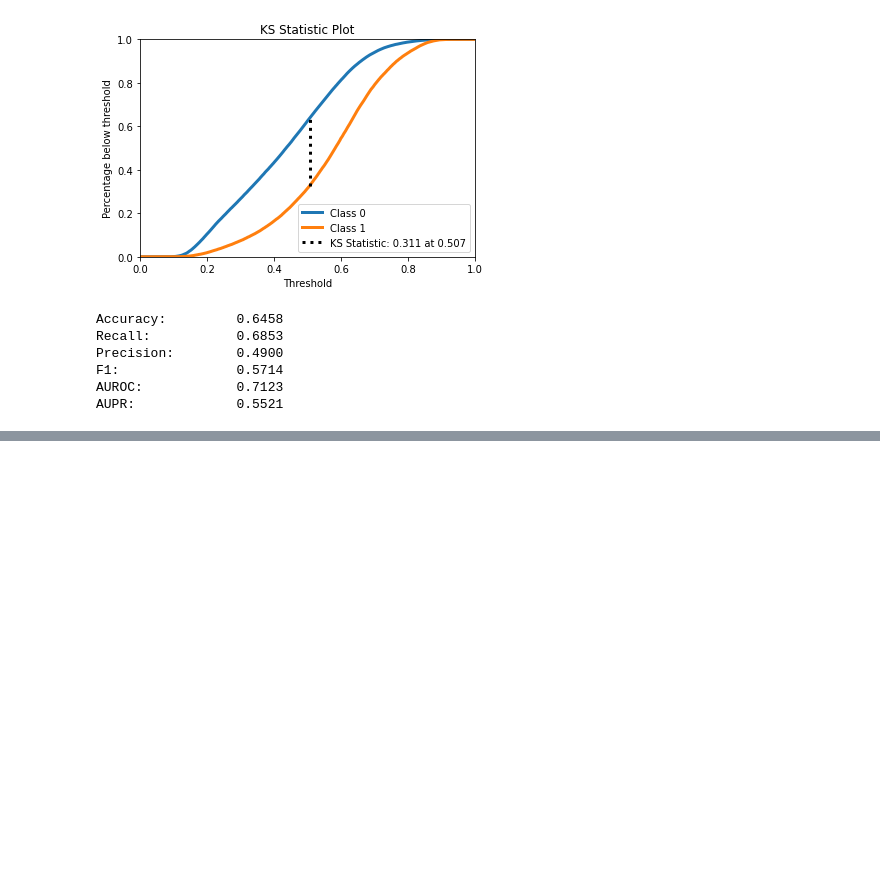
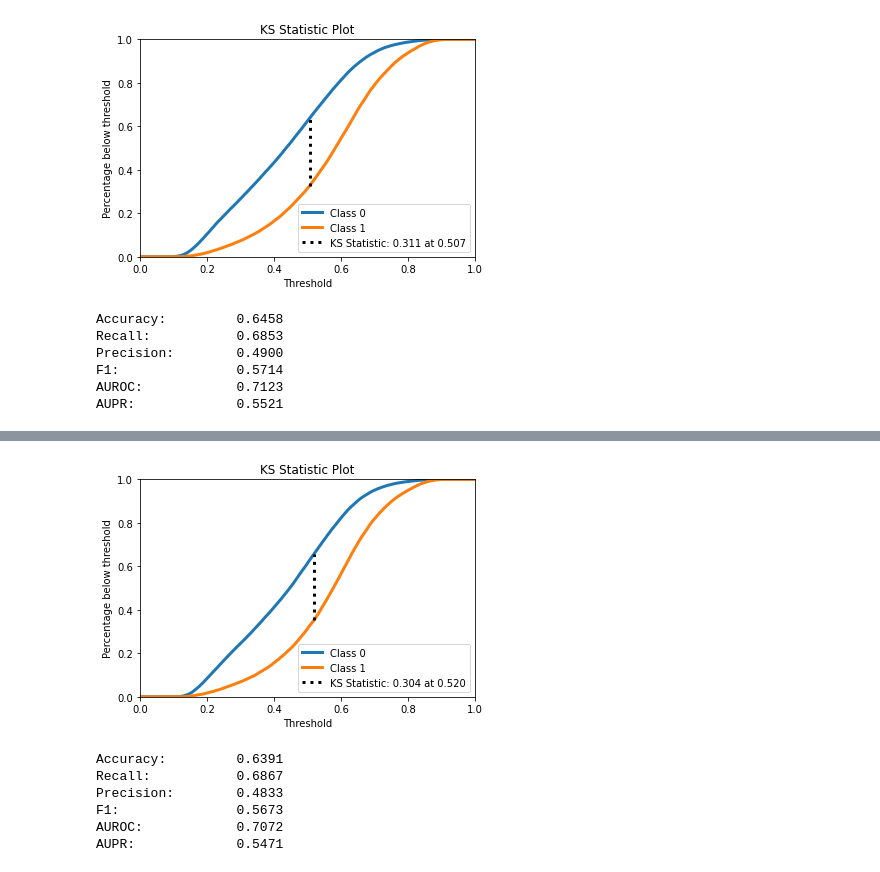
Before and after one commit to rafaelmotaalves/neural-networks, a Jupyter notebook: trn/gradient.ipynb, the cells around one changed output, grey strips where cells are left out. Saved outputs shown, nothing was run; the diff lists cells and outputs as text; code cells hidden in the pictures; blank space fills up the shorter version.

```diff
--- a/trn/gradient.ipynb
+++ b/trn/gradient.ipynb
@@ -199,0 +241,3 @@ AUPR:             0.5521
+# %%
+y_pred = gr7.predict(x_test)
+y_pred_proba = gr7.predict_proba(x_test)
@@ -199,0 +251,11 @@ AUPR:             0.5521
+# %%
+accuracy, recall, precision, f1, auroc, aupr = compute_performance_metrics(y_test, y_pred, y_pred_proba)
+print_metrics_summary(accuracy, recall, precision, f1, auroc, aupr)
+# %% [output]
+[figure, added]
+Accuracy:         0.6391
+Recall:           0.6867
+Precision:        0.4833
+F1:               0.5673
+AUROC:            0.7072
+AUPR:             0.5471
```
Also changed, not shown: parts of 12 cells of this notebook.
